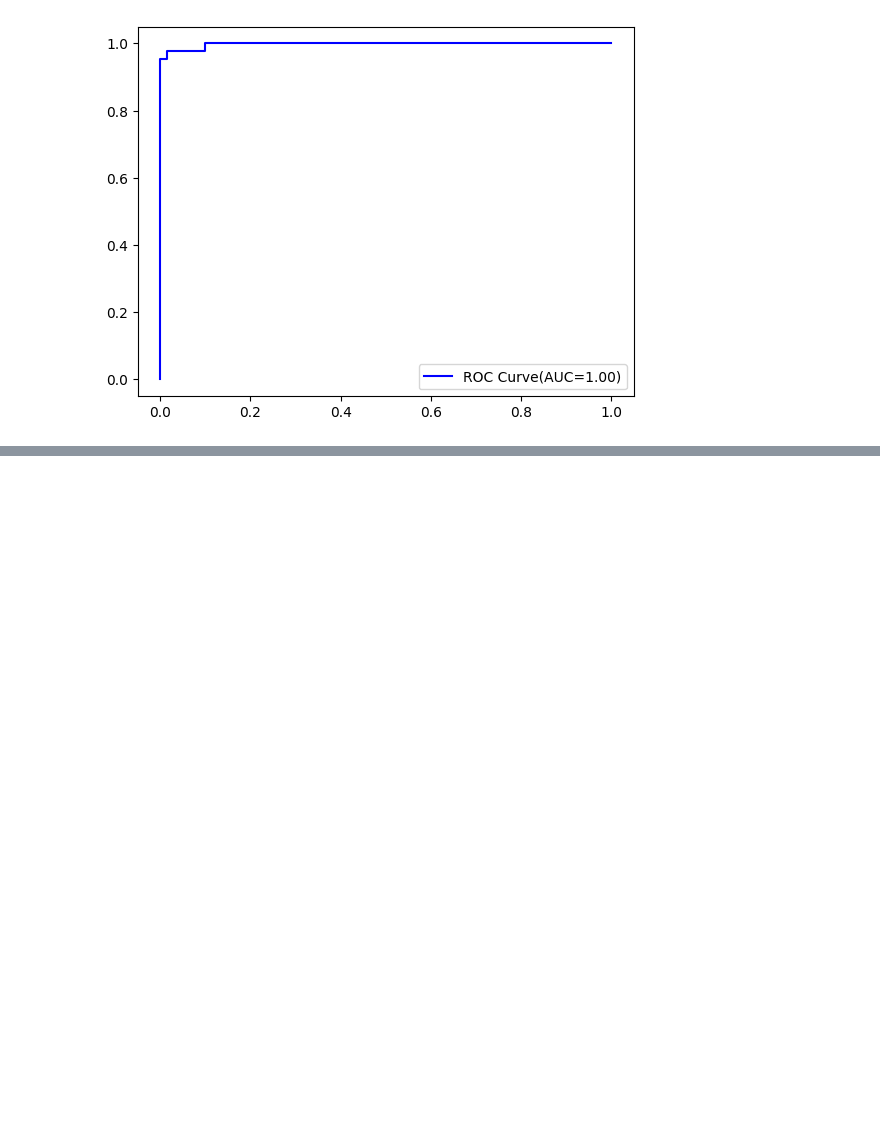
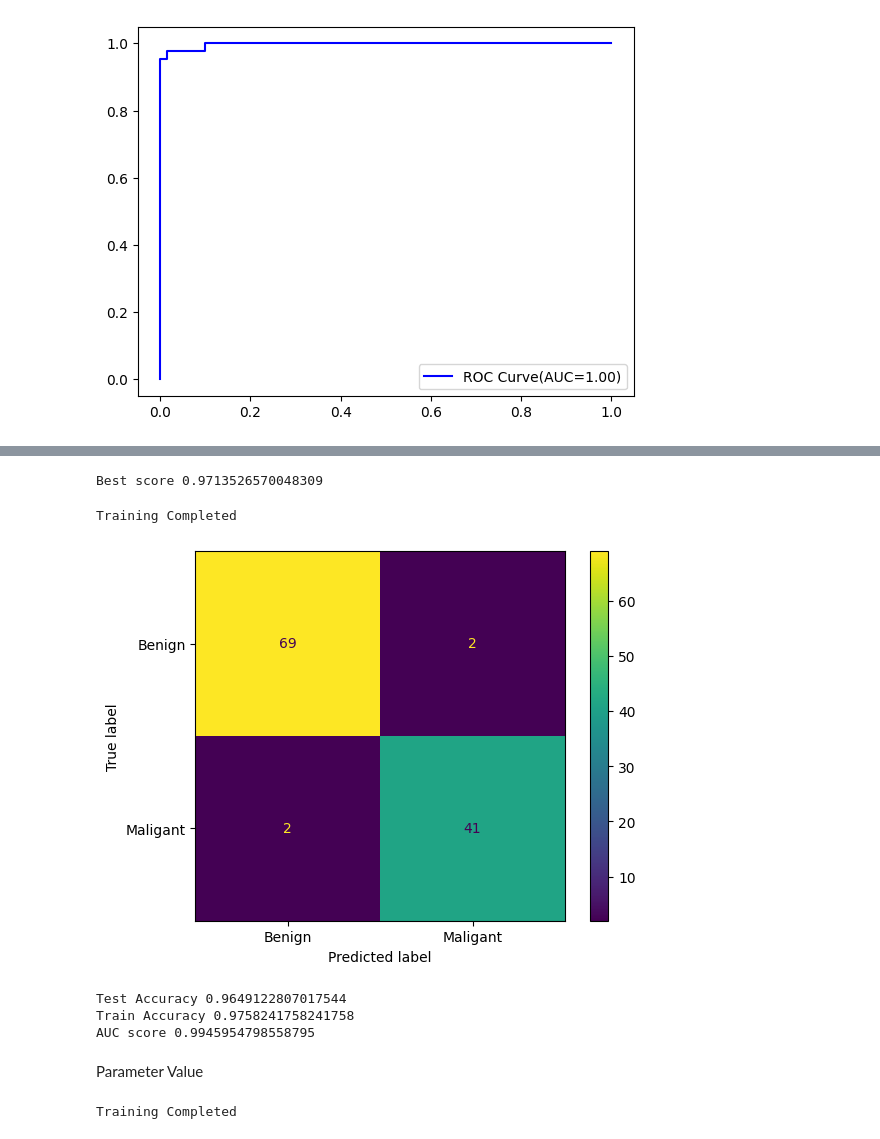
Before and after one commit to vijaykumarharakuni/mllearning, a Jupyter notebook: CancerPrediction.ipynb, the cells around one changed output, grey strips where cells are left out. Cells and saved outputs as stored; diff of their text form; code cells hidden in the pictures; blank space fills up the shorter version.

```diff
--- a/CancerPrediction.ipynb
+++ b/CancerPrediction.ipynb
@@ -313,0 +432,13 @@ plt.show()
+# %%
+from sklearn.model_selection import GridSearchCV
+
+# define parameter grid
+param_grid={'knn__n_neighbors':np.arange(1,21),'knn__p':[1,2,3]}
+
+pipeline=Pipeline([('scaler',StandardScaler()),
+                  ('knn',KNeighborsClassifier())])
+
+# intialize grid serach cv
+grid_search=GridSearchCV(pipeline,param_grid,cv=10,scoring='accuracy')
+
+grid_search.fit(X_train,y_train)
@@ -313,0 +453,44 @@ plt.show()
+# %%
+# get the best score
+best_score=grid_search.best_score_
+print(f'Best score {best_score}')
+# %% [output]
+Best score 0.9713526570048309
+# %%
+pipeline=Pipeline([('scaler',StandardScaler()),
+                  ('knn',KNeighborsClassifier(n_neighbors=7,p=1))])
+pipeline.fit(X_train,y_train)
+print('Training Completed')
+# %% [output]
+Training Completed
+# %%
+# predict on test data
+y_pred_test=pipeline.predict(X_test)
+y_pred_train=pipeline.predict(X_train)
+y_pred_test_prob=pipeline.predict_proba(X_test)[:,1]
+from sklearn.metrics import confusion_matrix, accuracy_score,classification_report
+from sklearn.metrics import ConfusionMatrixDisplay
+cm=confusion_matrix(y_test,y_pred_test)
+cm_display=ConfusionMatrixDisplay(confusion_matrix=cm,display_labels=['Benign','Maligant'])
+cm_display.plot()
+plt.show()
+print('Test Accuracy',accuracy_score(y_test,y_pred_test))
+print('Train Accuracy',accuracy_score(y_train,y_pred_train))
+from sklearn.metrics import roc_curve,auc
+fpr,tpr,thresh=roc_curve(y_test,y_pred_test_prob)
+Area_under_curve=auc(fpr,tpr)
+print('AUC score',Area_under_curve)
+# %% [output]
+[figure, added]
+Test Accuracy 0.9649122807017544
+Train Accuracy 0.9758241758241758
+AUC score 0.9945954798558795
+# %% [markdown]
+Parameter Value
+# %%
+pipeline=Pipeline([('scaler',StandardScaler()),
+                  ('knn',KNeighborsClassifier(n_neighbors=7,p=1))])
+pipeline.fit(X_train,y_train)
+print('Training Completed')
+# %% [output]
+Training Completed
```
Also changed, not shown: parts of 24 cells of this notebook.
